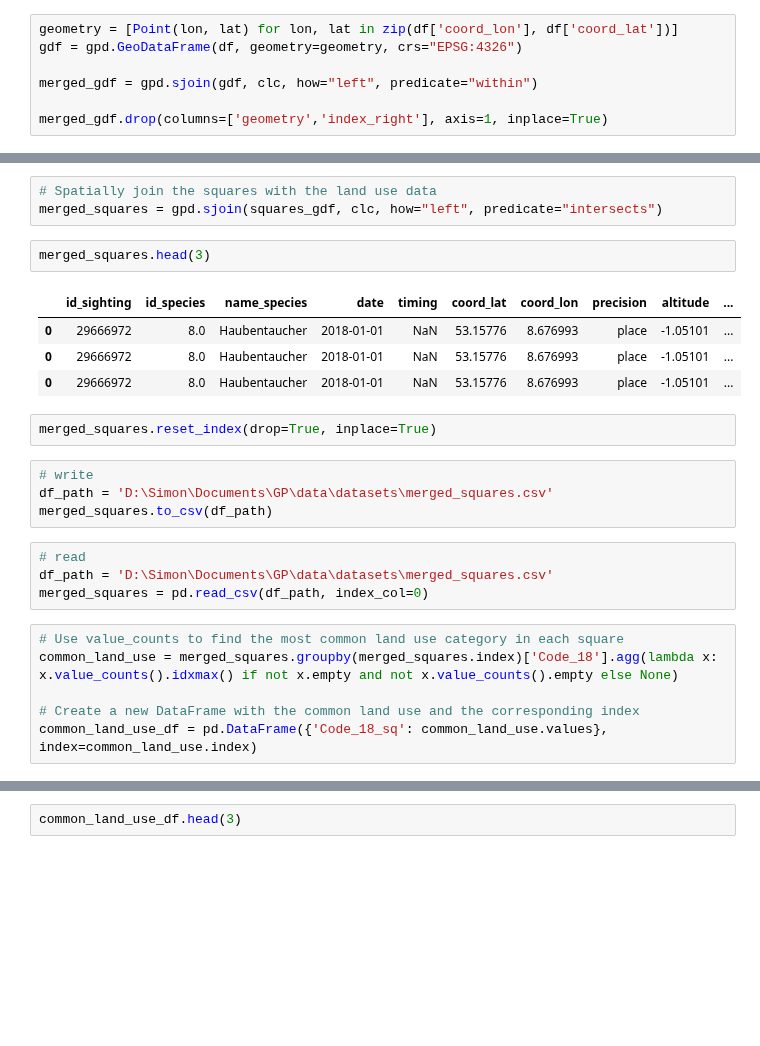
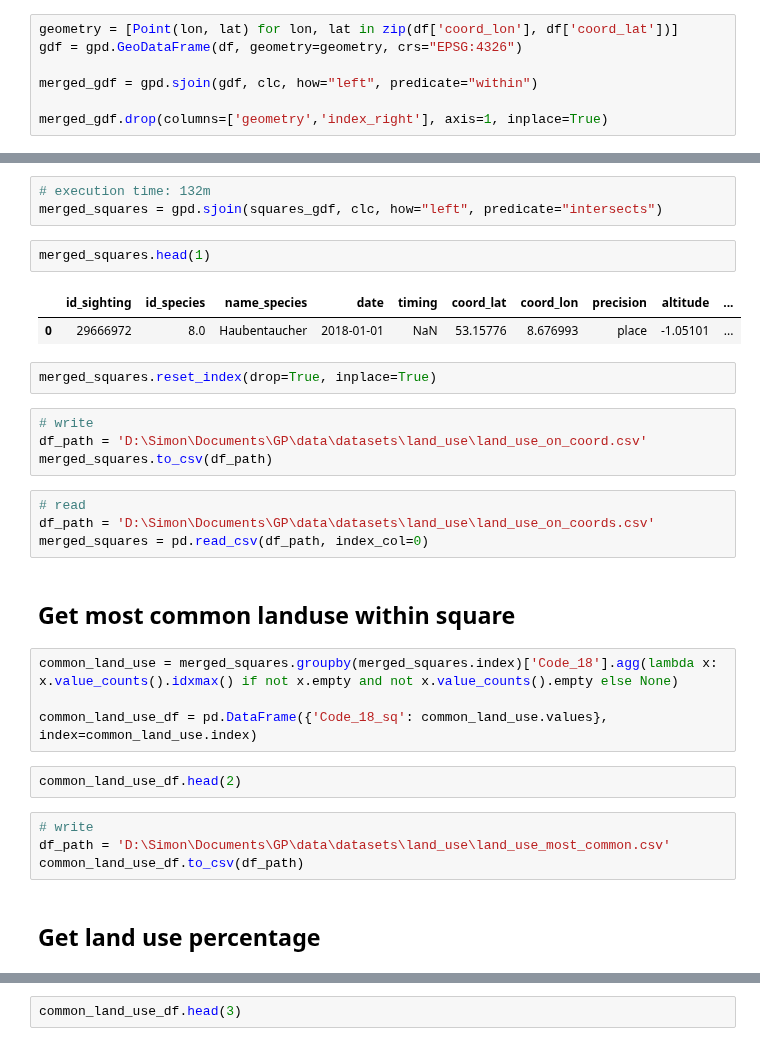
Before and after one commit to marinasie/bird-sighting-validation, a Jupyter notebook: simon/feature_generation/land_use_clc.ipynb, the cells around one changed output, grey strips where cells are left out. Cells and saved outputs as stored; diff of their text form; blank space fills up the shorter version.

```diff
--- a/simon/feature_generation/land_use_clc.ipynb
+++ b/simon/feature_generation/land_use_clc.ipynb
@@ -70,26 +230,32 @@ squares_gdf.head(2)
 # %%
-# Spatially join the squares with the land use data
+# execution time: 132m
 merged_squares = gpd.sjoin(squares_gdf, clc, how="left", predicate="intersects")
 # %%
-merged_squares.head(3)
+merged_squares.head(1)
 # %% [output]
 |  | id_sighting | id_species | name_species | date | timing | coord_lat | coord_lon | precision | altitude | ... |
 | 0 | 29666972 | 8.0 | Haubentaucher | 2018-01-01 | NaN | 53.15776 | 8.676993 | place | -1.05101 | ... |
-| 0 | 29666972 | 8.0 | Haubentaucher | 2018-01-01 | NaN | 53.15776 | 8.676993 | place | -1.05101 | ... |
-| 0 | 29666972 | 8.0 | Haubentaucher | 2018-01-01 | NaN | 53.15776 | 8.676993 | place | -1.05101 | ... |
 # %%
 merged_squares.reset_index(drop=True, inplace=True)
 # %%
 # write
-df_path = 'D:\Simon\Documents\GP\data\datasets\merged_squares.csv'
+df_path = 'D:\Simon\Documents\GP\data\datasets\land_use\land_use_on_coord.csv'
 merged_squares.to_csv(df_path)
 # %%
 # read
-df_path = 'D:\Simon\Documents\GP\data\datasets\merged_squares.csv'
+df_path = 'D:\Simon\Documents\GP\data\datasets\land_use\land_use_on_coords.csv'
 merged_squares = pd.read_csv(df_path, index_col=0)
+# %% [markdown]
+## Get most common landuse within square
 # %%
-# Use value_counts to find the most common land use category in each square
 common_land_use = merged_squares.groupby(merged_squares.index)['Code_18'].agg(lambda x: x.value_counts().idxmax() if not x.empty and not x.value_counts().empty else None)
 
-# Create a new DataFrame with the common land use and the corresponding index
 common_land_use_df = pd.DataFrame({'Code_18_sq': common_land_use.values}, index=common_land_use.index)
+# %%
+common_land_use_df.head(2)
+# %%
+# write
+df_path = 'D:\Simon\Documents\GP\data\datasets\land_use\land_use_most_common.csv'
+common_land_use_df.to_csv(df_path)
+# %% [markdown]
+## Get land use percentage
```
Also changed, not shown: parts of 26 cells of this notebook.
